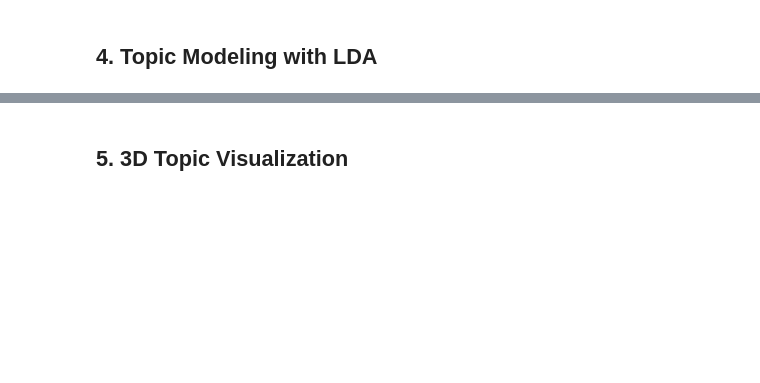
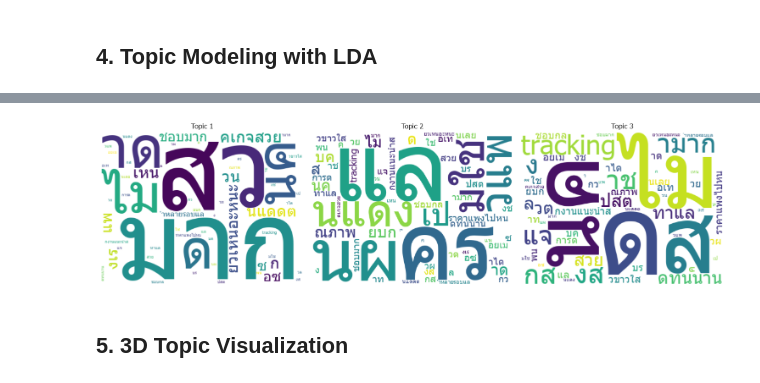
Before and after one commit to puwadonsri/MADT-8101-Customer-Analytics, a Jupyter notebook: notebooks/05_voice_of_customer.ipynb, the cells around one changed output, grey strips where cells are left out. Cells and saved outputs as stored; diff of their text form; code cells hidden in the pictures; blank space fills up the shorter version.

Commit message:
fix: เพิ่ม Thai font (Tahoma) ให้ matplotlib + wordcloud, regenerate charts ให้อ่านภาษาไทยได้

```diff
--- a/notebooks/05_voice_of_customer.ipynb
+++ b/notebooks/05_voice_of_customer.ipynb
@@ -12,6 +12,9 @@ import seaborn as sns
 import re
 
 sns.set_style('whitegrid')
+plt.rcParams['font.family'] = 'Tahoma'
+plt.rcParams['font.sans-serif'] = ['Tahoma']
+plt.rcParams['axes.unicode_minus'] = False
 %matplotlib inline
 # %%
 # Sample Thai customer reviews (simulated)
@@ -95,18 +129,20 @@ print_top_words(lda, vectorizer.get_feature_names_out())
 # %%
 from wordcloud import WordCloud
 
 fig, axes = plt.subplots(1, n_topics, figsize=(15, 4))
 for i, ax in enumerate(axes):
     topic = lda.components_[i]
     weights = dict(zip(vectorizer.get_feature_names_out(), topic))
     wc = WordCloud(width=400, height=300, background_color='white',
-                   font_path=None, collocations=False).generate_from_frequencies(weights)
+                   font_path=r'C:\Windows\Fonts\tahoma.ttf', collocations=False).generate_from_frequencies(weights)
     ax.imshow(wc, interpolation='bilinear')
     ax.set_title(f'Topic {i+1}')
     ax.axis('off')
 plt.tight_layout()
 plt.savefig('../data/sample/lda_wordcloud.png', dpi=100)
 plt.show()
+# %% [output]
+[figure, added]
 # %% [markdown]
 ## 5. 3D Topic Visualization
 # %%
```
Also changed, not shown: parts of 7 cells of this notebook, 15 other files.
